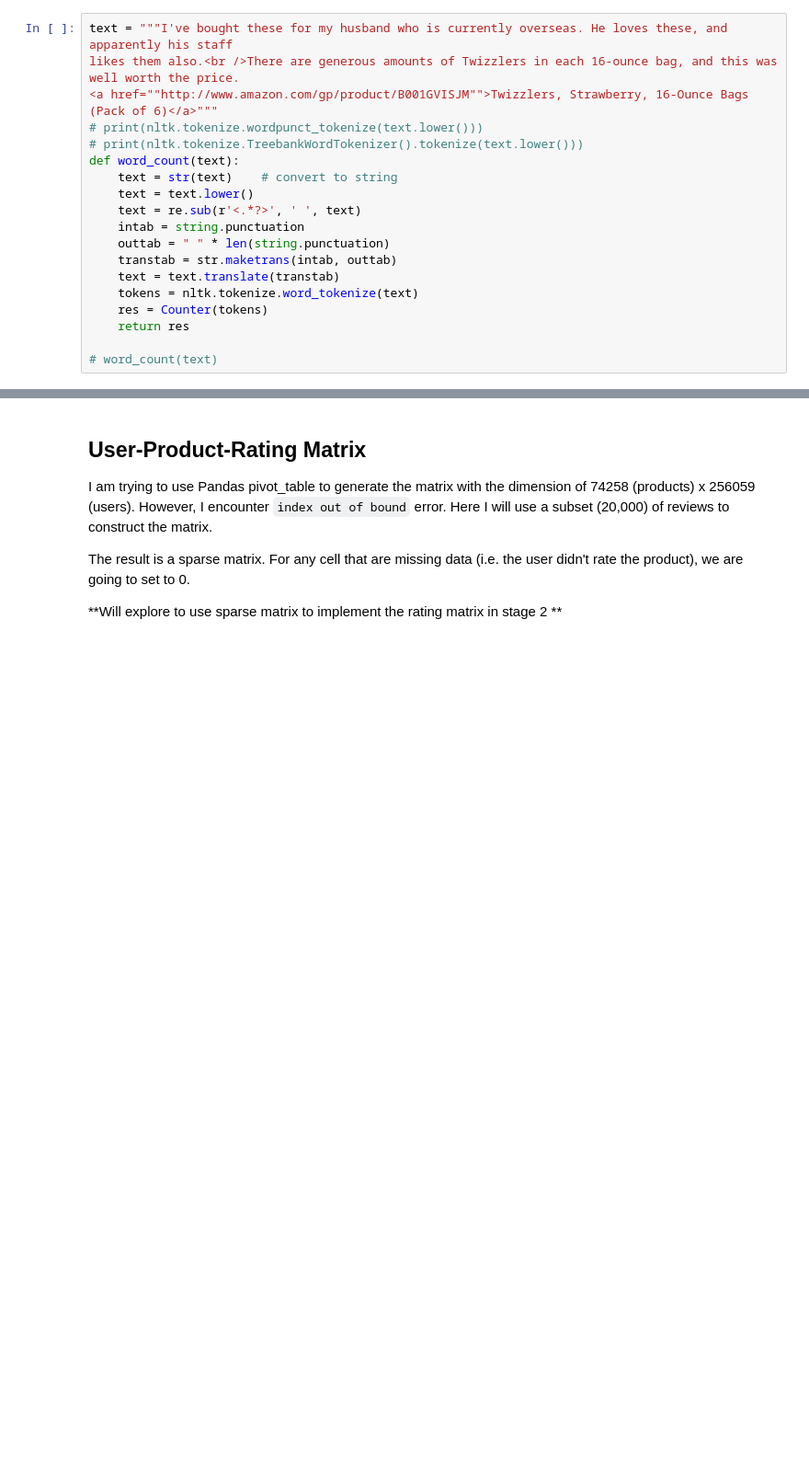
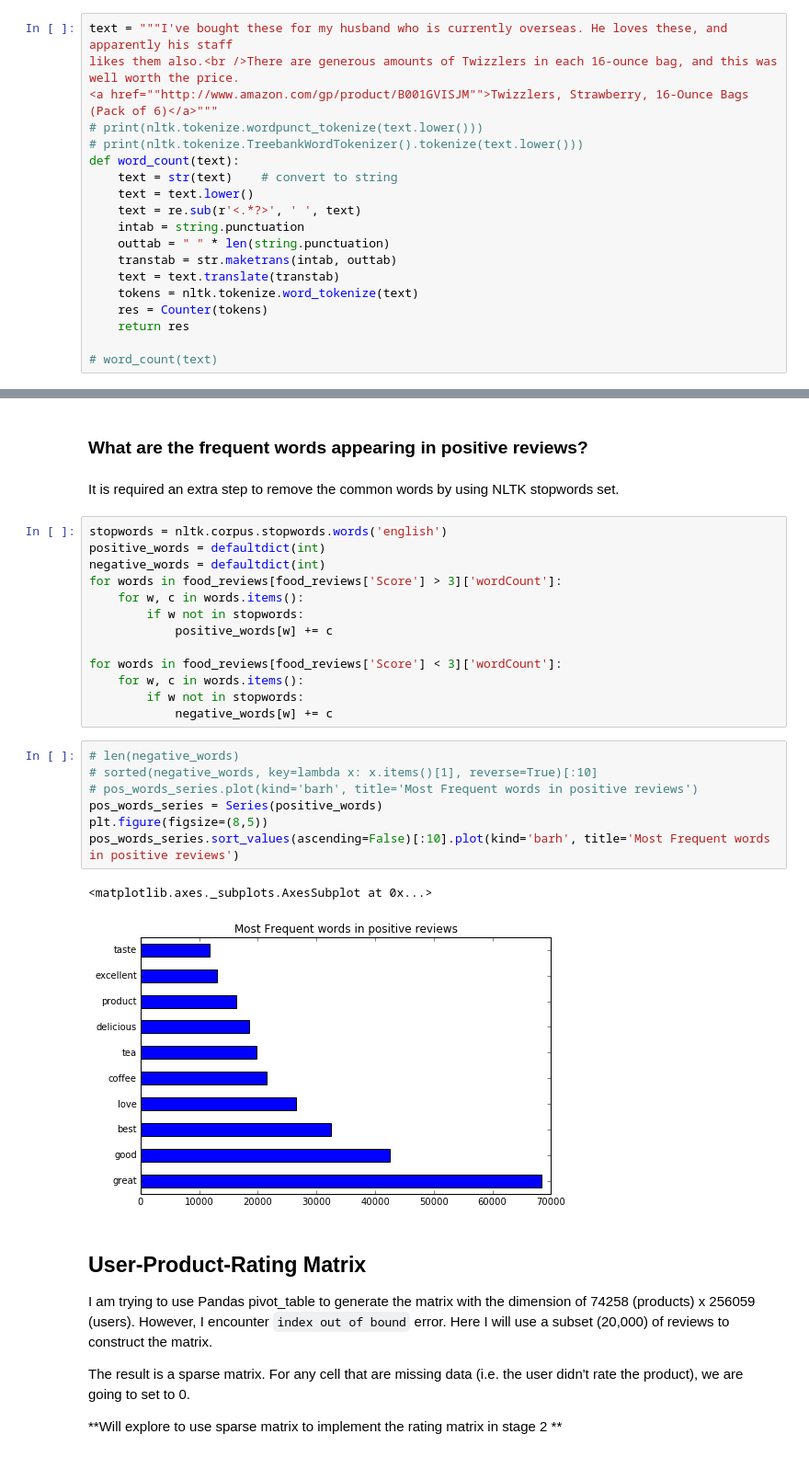
Before and after one commit to q15928/MDS, a Jupyter notebook: COMP5310_Project_Stage_1.ipynb, the cells around one changed output, grey strips where cells are left out. Shown: that part at 92% size. Drawn from its saved outputs; the diff is of its cells as text; blank space fills up the shorter version.

```diff
--- a/COMP5310_Project_Stage_1.ipynb
+++ b/COMP5310_Project_Stage_1.ipynb
@@ -185,5 +185,32 @@ food_reviews[['Summary', 'wordCount']][:5]
 | 3 | Cough Medicine | {'medicine': 1, 'cough': 1} |
 | 4 | Great taffy | {'great': 1, 'taffy': 1} |
+# %% [markdown]
+### What are the frequent words appearing in positive reviews?
+# %% [markdown]
+It is required an extra step to remove the common words by using NLTK stopwords set.
+# %%
+stopwords = nltk.corpus.stopwords.words('english')
+positive_words = defaultdict(int)
+negative_words = defaultdict(int)
+for words in food_reviews[food_reviews['Score'] > 3]['wordCount']:
+    for w, c in words.items():
+        if w not in stopwords:
+            positive_words[w] += c
+
+for words in food_reviews[food_reviews['Score'] < 3]['wordCount']:
+    for w, c in words.items():
+        if w not in stopwords:
+            negative_words[w] += c
+# %%
+# len(negative_words)
+# sorted(negative_words, key=lambda x: x.items()[1], reverse=True)[:10]
+# pos_words_series.plot(kind='barh', title='Most Frequent words in positive reviews')
+pos_words_series = Series(positive_words)
+plt.figure(figsize=(8,5))
+pos_words_series.sort_values(ascending=False)[:10].plot(kind='barh', title='Most Frequent words in positive reviews')
+# %% [output]
+<matplotlib.axes._subplots.AxesSubplot at 0x...>
+[figure, added]
 # %% [markdown]
 ## User-Product-Rating Matrix
 I am trying to use Pandas pivot_table to generate the matrix with the dimension of 74258 (products) x 256059 (users). However, I encounter `index out of bound` error. Here I will use a subset (20,000) of reviews to construct the matrix.
```
Also changed, not shown: parts of 4 cells of this notebook.
